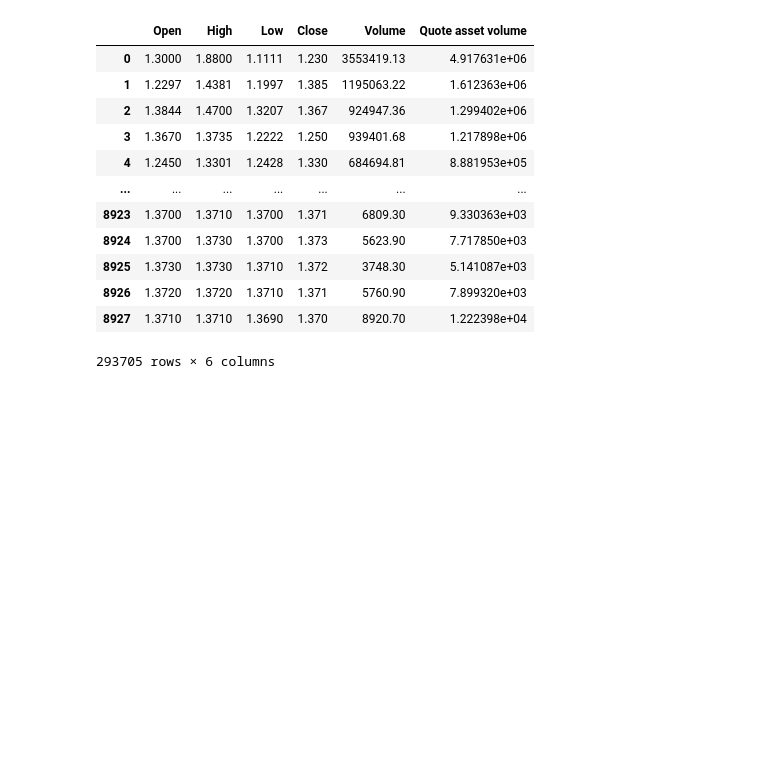
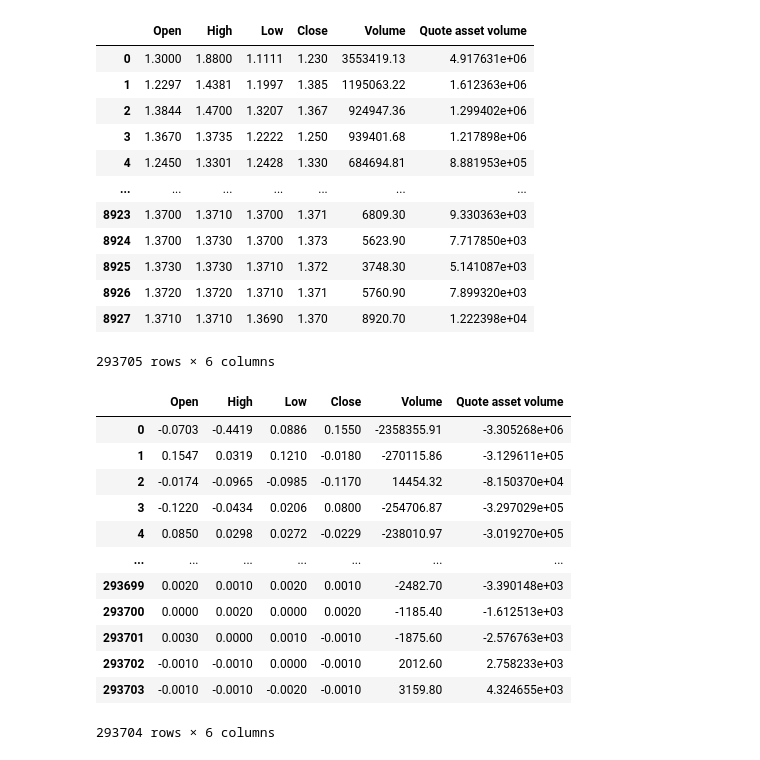
Before and after one commit to Klok-e/python-price-predict-experiment, a Jupyter notebook: Untitled1.ipynb, the cells around one changed output. Saved outputs shown, nothing was run; the diff lists cells and outputs as text; code cells hidden in the pictures; blank space fills up the shorter version.

```diff
--- a/Untitled1.ipynb
+++ b/Untitled1.ipynb
@@ -89,3 +89,20 @@ dataset
 | 8926 | 1.3720 | 1.3720 | 1.3710 | 1.371 | 5760.90 | 7.899320e+03 |
 | 8927 | 1.3710 | 1.3710 | 1.3690 | 1.370 | 8920.70 | 1.222398e+04 |
 293705 rows × 6 columns
+# %%
+difference_dataset = dataset.diff().dropna().reset_index(drop=True)
+difference_dataset
+# %% [output]
+|  | Open | High | Low | Close | Volume | Quote asset volume |
+| 0 | -0.0703 | -0.4419 | 0.0886 | 0.1550 | -2358355.91 | -3.305268e+06 |
+| 1 | 0.1547 | 0.0319 | 0.1210 | -0.0180 | -270115.86 | -3.129611e+05 |
+| 2 | -0.0174 | -0.0965 | -0.0985 | -0.1170 | 14454.32 | -8.150370e+04 |
+| 3 | -0.1220 | -0.0434 | 0.0206 | 0.0800 | -254706.87 | -3.297029e+05 |
+| 4 | 0.0850 | 0.0298 | 0.0272 | -0.0229 | -238010.97 | -3.019270e+05 |
+| ... | ... | ... | ... | ... | ... | ... |
+| 293699 | 0.0020 | 0.0010 | 0.0020 | 0.0010 | -2482.70 | -3.390148e+03 |
+| 293700 | 0.0000 | 0.0020 | 0.0000 | 0.0020 | -1185.40 | -1.612513e+03 |
+| 293701 | 0.0030 | 0.0000 | 0.0010 | -0.0010 | -1875.60 | -2.576763e+03 |
+| 293702 | -0.0010 | -0.0010 | 0.0000 | -0.0010 | 2012.60 | 2.758233e+03 |
+| 293703 | -0.0010 | -0.0010 | -0.0020 | -0.0010 | 3159.80 | 4.324655e+03 |
+293704 rows × 6 columns
```
Also changed, not shown: parts of 6 cells of this notebook.
